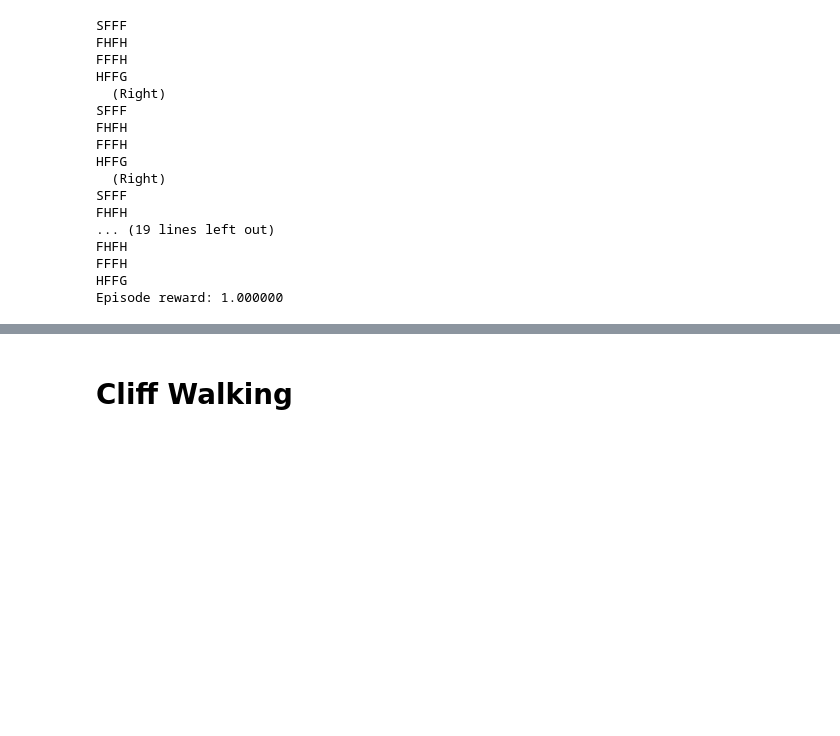
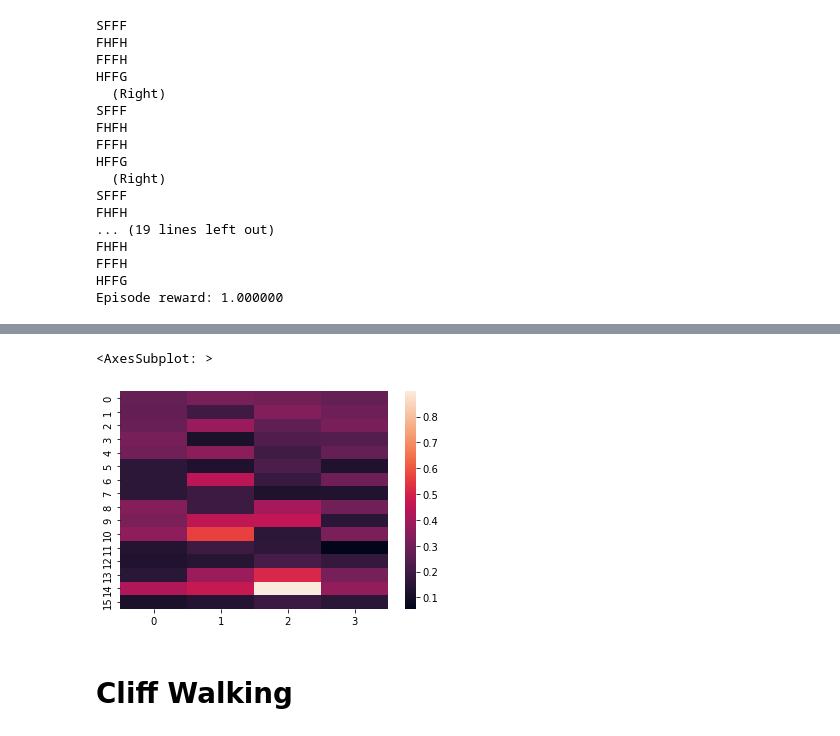
Before and after one commit to AminaKeldibek/rl_tutorials, a Jupyter notebook: q_learning/Q Learning.ipynb, the cells around one changed output, grey strips where cells are left out. Cells and saved outputs as stored; diff of their text form; code cells hidden in the pictures; blank space fills up the shorter version.

```diff
--- a/q_learning/Q Learning.ipynb
+++ b/q_learning/Q Learning.ipynb
@@ -242,10 +263,10 @@ num_states = env.observation_space.n
 num_actions = env.action_space.n
 print(f"Starting environment with {num_states} states and {num_actions} actions")
 
-set_random_seeds(env)
+# set_random_seeds(env)
 model = QLearning(env, num_states, num_actions, alpha, epsilon, gamma)
-
-policy = model.run_q_learning(n_episodes)
+evaluator = Evaluator()
+policy = model.run_q_learning(n_episodes, evaluator)
 # %% [output]
 Starting environment with 16 states and 4 actions
 # %%
@@ -294,3 +364,9 @@ Episode reward: 1.000000
+# %%
+import seaborn
+seaborn.heatmap(model.Q)
+# %% [output]
+<AxesSubplot: >
+[figure, added]
 # %% [markdown]
 # Cliff Walking
 # %%
```
Also changed, not shown: parts of 17 cells of this notebook, 1 other file.
